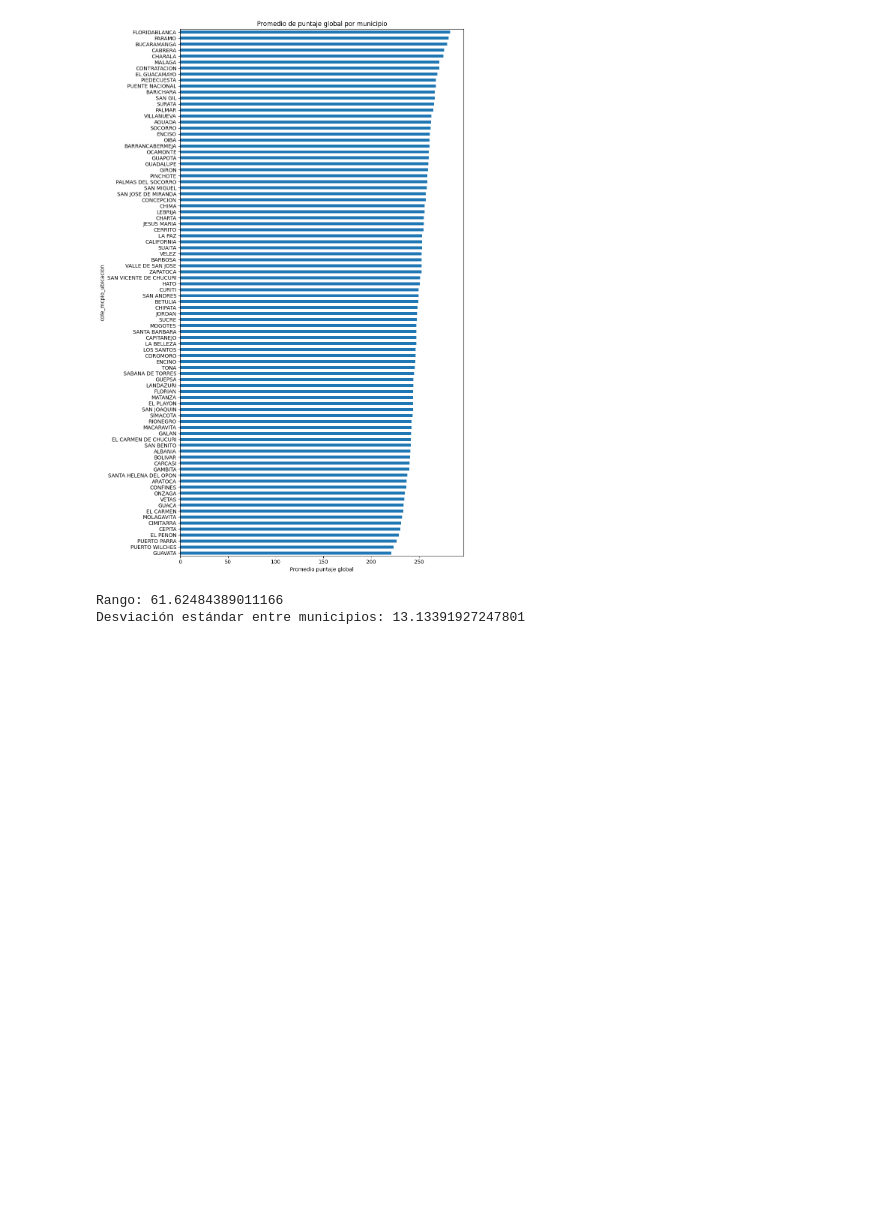
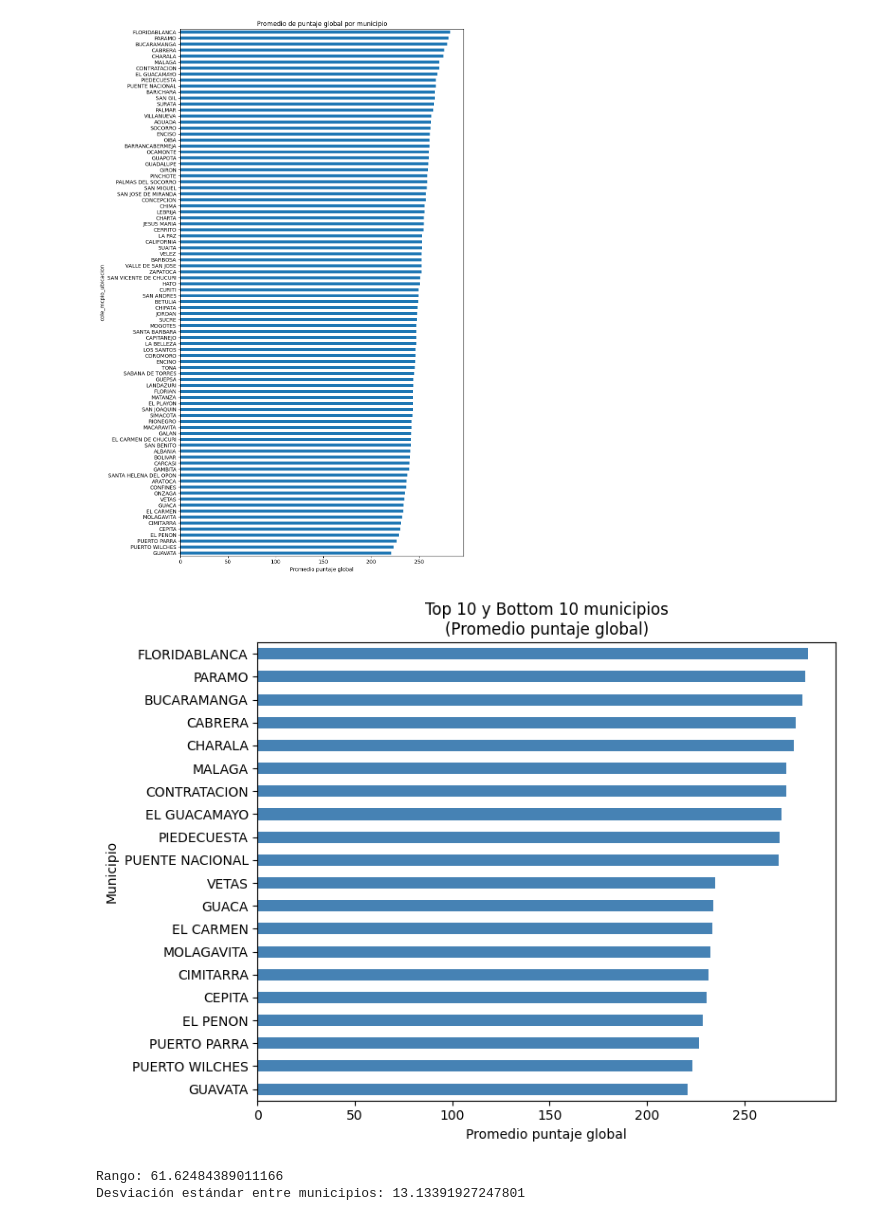
Before and after one commit to pesimo-estudiante/Proyecto_1, a Jupyter notebook: AnalisisDatosPregunta2.ipynb, the cells around one changed output. Cells and saved outputs as stored; diff of their text form; code cells hidden in the pictures; blank space fills up the shorter version.

Commit message:
Nueva grafica analisis 2

```diff
--- a/AnalisisDatosPregunta2.ipynb
+++ b/AnalisisDatosPregunta2.ipynb
@@ -72,6 +72,24 @@ plt.tight_layout()
 plt.show()
 # %% [output]
 [figure]
+# %%
+top10 = promedios.sort_values(ascending=False).head(10)
+bottom10 = promedios.sort_values().head(10)
+
+# Unirlos
+top_bottom = pd.concat([top10, bottom10]).sort_values()
+
+# Graficar
+plt.figure(figsize=(8,6))
+top_bottom.plot(kind="barh", color="steelblue")
+
+plt.title("Top 10 y Bottom 10 municipios\n(Promedio puntaje global)")
+plt.xlabel("Promedio puntaje global")
+plt.ylabel("Municipio")
+plt.tight_layout()
+plt.show()
+# %% [output]
+[figure, added]
 # %%
 promedios = data.groupby("cole_mcpio_ubicacion")["punt_global"].mean()
 
```
